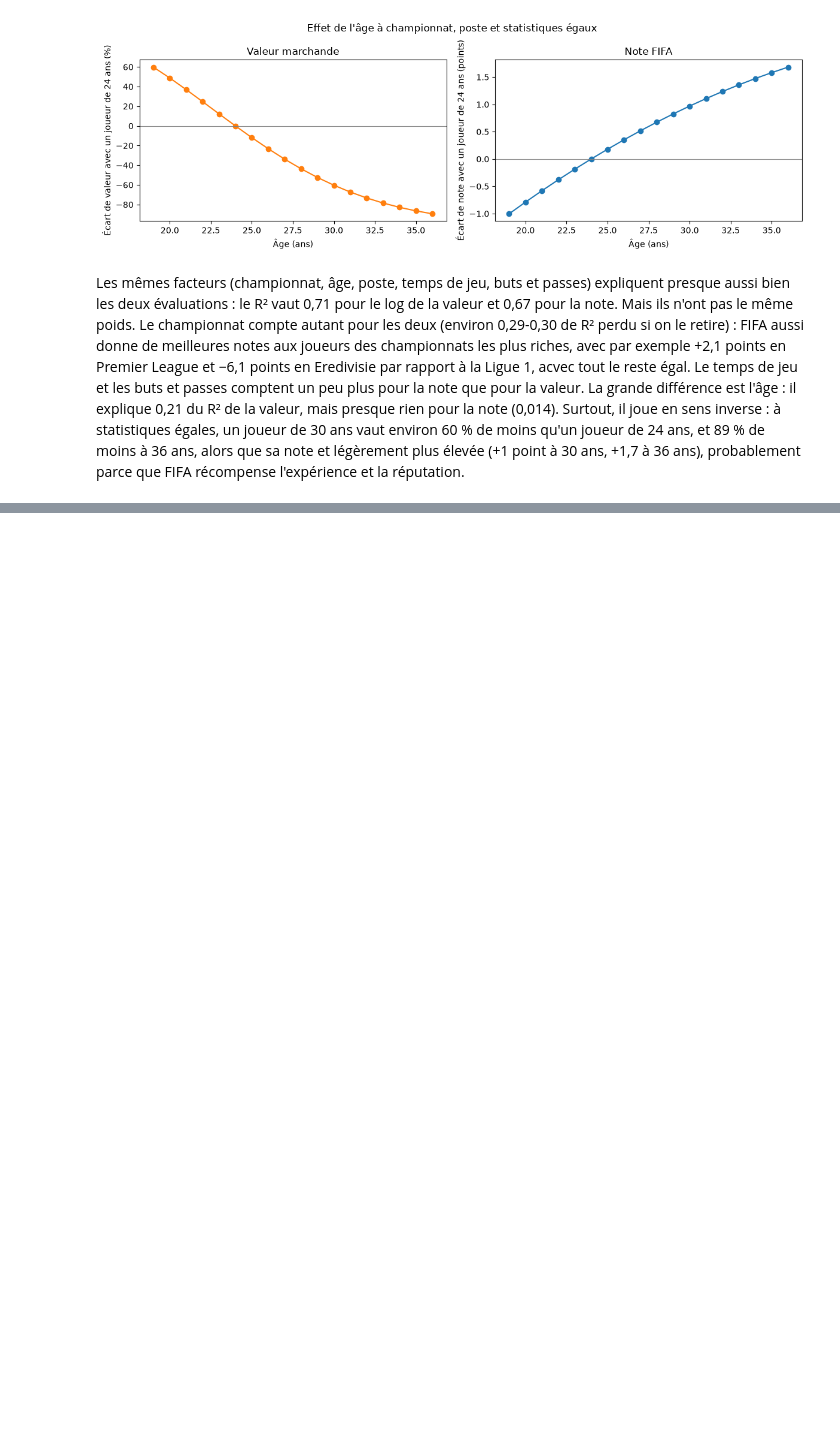
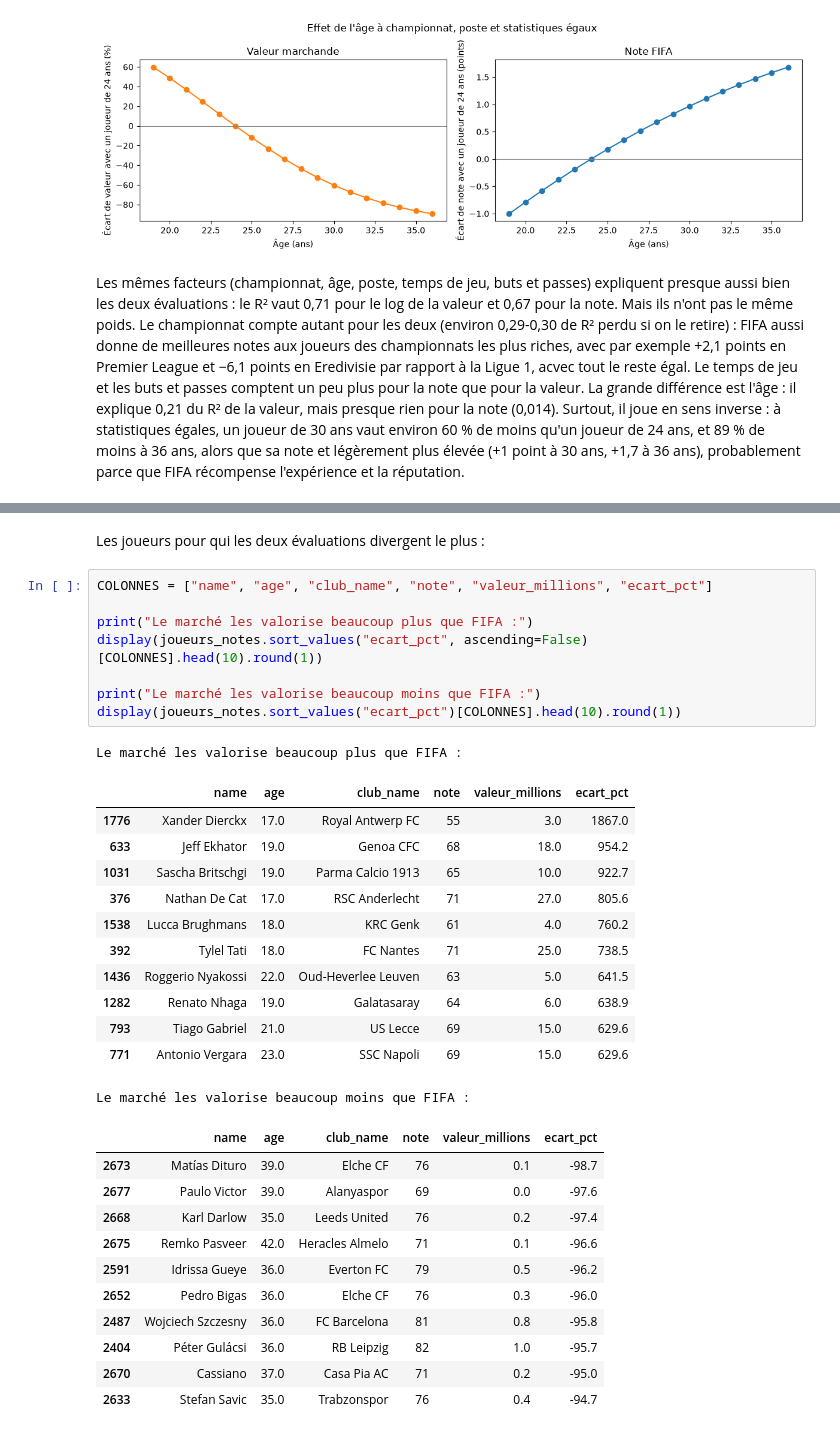
Before and after one commit to Iseo-sort/projet_python_football, a Jupyter notebook: notebooks/analyse_fifa.ipynb, the cells around one changed output, grey strips where cells are left out. Saved outputs shown, nothing was run; the diff lists cells and outputs as text; blank space fills up the shorter version.

```diff
--- a/notebooks/analyse_fifa.ipynb
+++ b/notebooks/analyse_fifa.ipynb
@@ -345,0 +390,35 @@ Les mêmes facteurs (championnat, âge, poste, temps de jeu, buts et passes) exp
+# %% [markdown]
+Les joueurs pour qui les deux évaluations divergent le plus :
+# %%
+COLONNES = ["name", "age", "club_name", "note", "valeur_millions", "ecart_pct"]
+
+print("Le marché les valorise beaucoup plus que FIFA :")
+display(joueurs_notes.sort_values("ecart_pct", ascending=False)[COLONNES].head(10).round(1))
+
+print("Le marché les valorise beaucoup moins que FIFA :")
+display(joueurs_notes.sort_values("ecart_pct")[COLONNES].head(10).round(1))
+# %% [output]
+Le marché les valorise beaucoup plus que FIFA :
+|  | name | age | club_name | note | valeur_millions | ecart_pct |
+| 1776 | Xander Dierckx | 17.0 | Royal Antwerp FC | 55 | 3.0 | 1867.0 |
+| 633 | Jeff Ekhator | 19.0 | Genoa CFC | 68 | 18.0 | 954.2 |
+| 1031 | Sascha Britschgi | 19.0 | Parma Calcio 1913 | 65 | 10.0 | 922.7 |
+| 376 | Nathan De Cat | 17.0 | RSC Anderlecht | 71 | 27.0 | 805.6 |
+| 1538 | Lucca Brughmans | 18.0 | KRC Genk | 61 | 4.0 | 760.2 |
+| 392 | Tylel Tati | 18.0 | FC Nantes | 71 | 25.0 | 738.5 |
+| 1436 | Roggerio Nyakossi | 22.0 | Oud-Heverlee Leuven | 63 | 5.0 | 641.5 |
+| 1282 | Renato Nhaga | 19.0 | Galatasaray | 64 | 6.0 | 638.9 |
+| 793 | Tiago Gabriel | 21.0 | US Lecce | 69 | 15.0 | 629.6 |
+| 771 | Antonio Vergara | 23.0 | SSC Napoli | 69 | 15.0 | 629.6 |
+Le marché les valorise beaucoup moins que FIFA :
+|  | name | age | club_name | note | valeur_millions | ecart_pct |
+| 2673 | Matías Dituro | 39.0 | Elche CF | 76 | 0.1 | -98.7 |
+| 2677 | Paulo Victor | 39.0 | Alanyaspor | 69 | 0.0 | -97.6 |
+| 2668 | Karl Darlow | 35.0 | Leeds United | 76 | 0.2 | -97.4 |
+| 2675 | Remko Pasveer | 42.0 | Heracles Almelo | 71 | 0.1 | -96.6 |
+| 2591 | Idrissa Gueye | 36.0 | Everton FC | 79 | 0.5 | -96.2 |
+| 2652 | Pedro Bigas | 36.0 | Elche CF | 76 | 0.3 | -96.0 |
+| 2487 | Wojciech Szczesny | 36.0 | FC Barcelona | 81 | 0.8 | -95.8 |
+| 2404 | Péter Gulácsi | 36.0 | RB Leipzig | 82 | 1.0 | -95.7 |
+| 2670 | Cassiano | 37.0 | Casa Pia AC | 71 | 0.2 | -95.0 |
+| 2633 | Stefan Savic | 35.0 | Trabzonspor | 76 | 0.4 | -94.7 |
```
Also changed, not shown: parts of 7 cells of this notebook.
